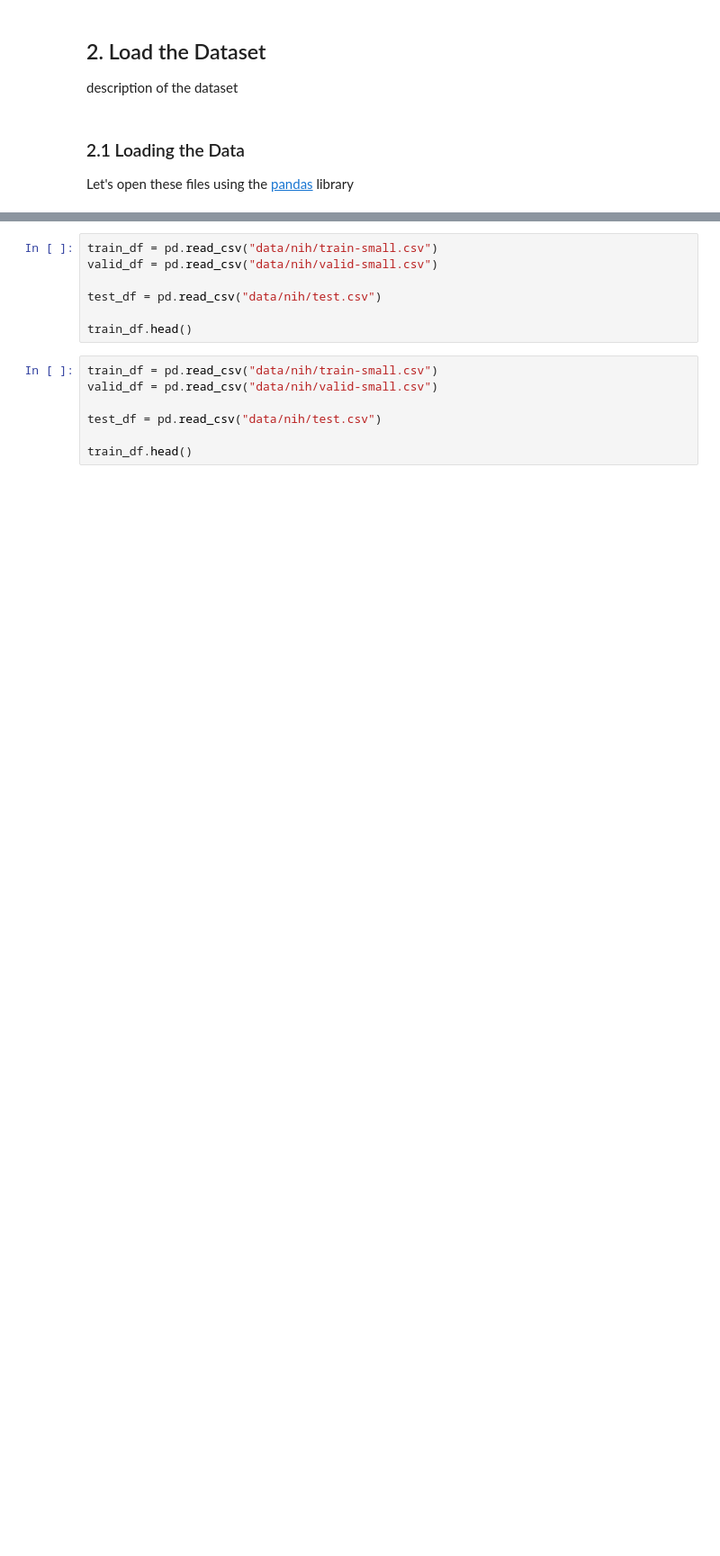
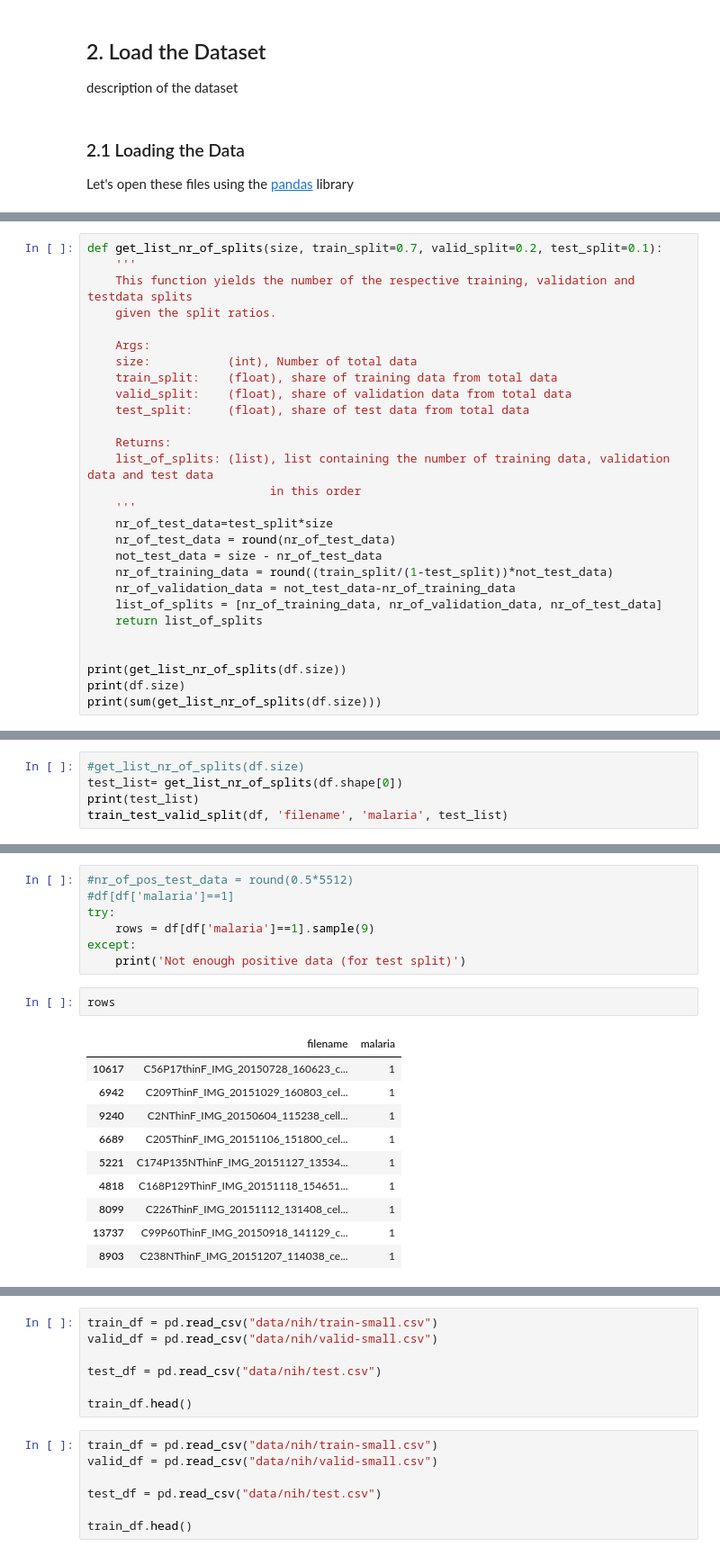
Before and after one commit to dontknowDS/Malaria-Cell-Classification, a Jupyter notebook: Malaria Classification.ipynb, the cells around one changed output, grey strips where cells are left out. Shown: that part at 90% size. Saved outputs shown, nothing was run; the diff lists cells and outputs as text; blank space fills up the shorter version.

Commit message:
implemented data split functions

```diff
--- a/Malaria Classification.ipynb
+++ b/Malaria Classification.ipynb
@@ -68,0 +93,28 @@ Let's open these files using the [pandas](https://pandas.pydata.org/) library
+# %%
+def get_list_nr_of_splits(size, train_split=0.7, valid_split=0.2, test_split=0.1):
+    '''
+    This function yields the number of the respective training, validation and testdata splits
+    given the split ratios.
+
+    Args:
+    size:           (int), Number of total data
+    train_split:    (float), share of training data from total data
+    valid_split:    (float), share of validation data from total data
+    test_split:     (float), share of test data from total data
+
+    Returns:
+    list_of_splits: (list), list containing the number of training data, validation data and test data
+                          in this order
+    '''
+    nr_of_test_data=test_split*size
+    nr_of_test_data = round(nr_of_test_data)
+    not_test_data = size - nr_of_test_data
+    nr_of_training_data = round((train_split/(1-test_split))*not_test_data)
+    nr_of_validation_data = not_test_data-nr_of_training_data
+    list_of_splits = [nr_of_training_data, nr_of_validation_data, nr_of_test_data]
+    return list_of_splits
+
+
+print(get_list_nr_of_splits(df.size))
+print(df.size)
+print(sum(get_list_nr_of_splits(df.size)))
@@ -68,0 +167,5 @@ Let's open these files using the [pandas](https://pandas.pydata.org/) library
+# %%
+#get_list_nr_of_splits(df.size)
+test_list= get_list_nr_of_splits(df.shape[0])
+print(test_list)
+train_test_valid_split(df, 'filename', 'malaria', test_list)
@@ -68,0 +234,20 @@ Let's open these files using the [pandas](https://pandas.pydata.org/) library
+# %%
+#nr_of_pos_test_data = round(0.5*5512)
+#df[df['malaria']==1]
+try:
+    rows = df[df['malaria']==1].sample(9)
+except:
+    print('Not enough positive data (for test split)')
+# %%
+rows
+# %% [output]
+|  | filename | malaria |
+| 10617 | C56P17thinF_IMG_20150728_160623_c... | 1 |
+| 6942 | C209ThinF_IMG_20151029_160803_cel... | 1 |
+| 9240 | C2NThinF_IMG_20150604_115238_cell... | 1 |
+| 6689 | C205ThinF_IMG_20151106_151800_cel... | 1 |
+| 5221 | C174P135NThinF_IMG_20151127_13534... | 1 |
+| 4818 | C168P129ThinF_IMG_20151118_154651... | 1 |
+| 8099 | C226ThinF_IMG_20151112_131408_cel... | 1 |
+| 13737 | C99P60ThinF_IMG_20150918_141129_c... | 1 |
+| 8903 | C238NThinF_IMG_20151207_114038_ce... | 1 |
```
Also changed, not shown: parts of 10 cells of this notebook.
